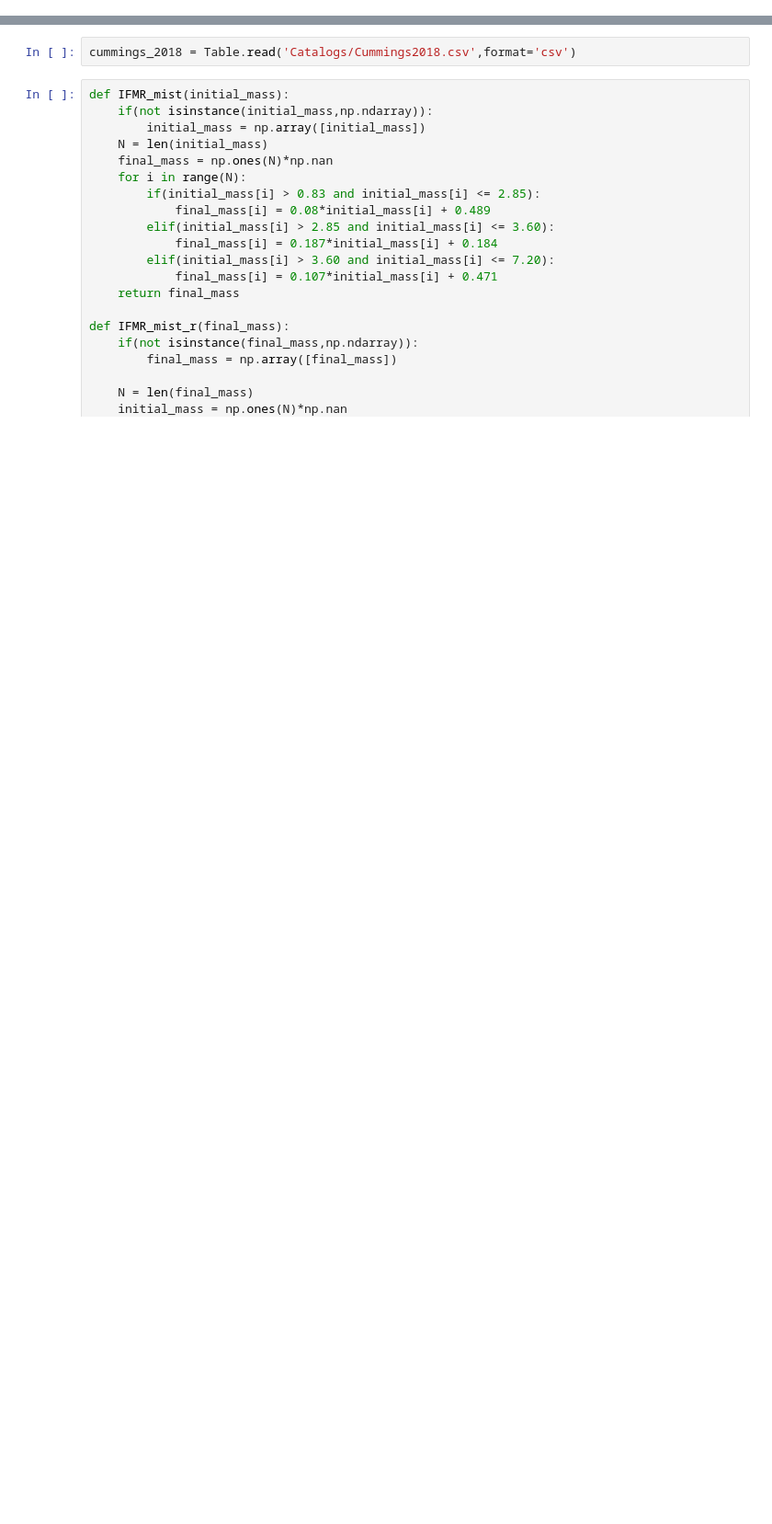
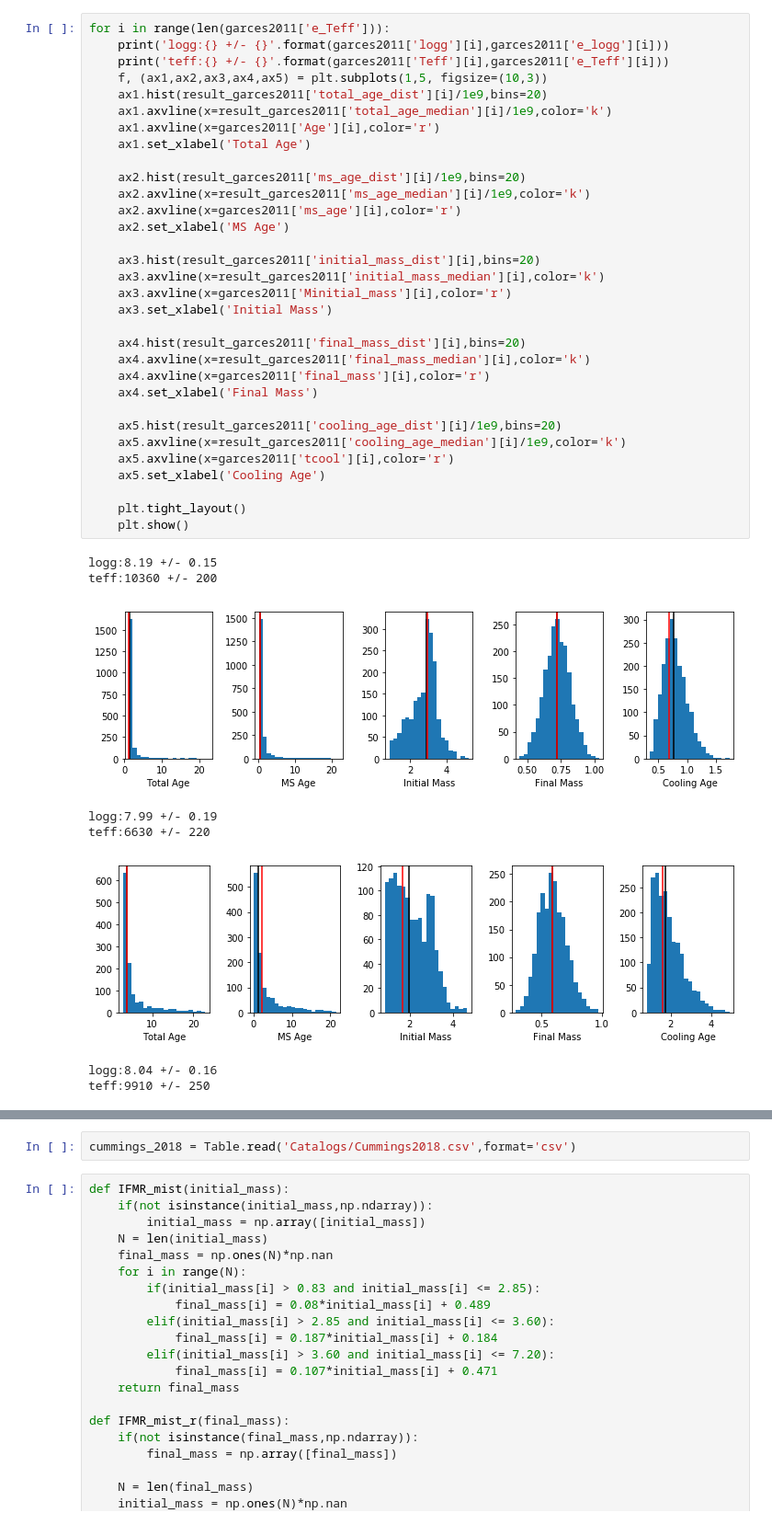
Before and after one commit to rkiman/wdwarfdate, a Jupyter notebook: Age_test.ipynb, the cells around one changed output, grey strips where cells are left out. Shown: that part at 92% size. Drawn from its saved outputs; the diff is of its cells as text; blank space fills up the shorter version.

```diff
--- a/Age_test.ipynb
+++ b/Age_test.ipynb
@@ -16,0 +73,41 @@ from wdwarfdate import calc_wd_age
+# %%
+for i in range(len(garces2011['e_Teff'])):
+    print('logg:{} +/- {}'.format(garces2011['logg'][i],garces2011['e_logg'][i]))
+    print('teff:{} +/- {}'.format(garces2011['Teff'][i],garces2011['e_Teff'][i]))
+    f, (ax1,ax2,ax3,ax4,ax5) = plt.subplots(1,5, figsize=(10,3))
+    ax1.hist(result_garces2011['total_age_dist'][i]/1e9,bins=20)
+    ax1.axvline(x=result_garces2011['total_age_median'][i]/1e9,color='k')
+    ax1.axvline(x=garces2011['Age'][i],color='r')
+    ax1.set_xlabel('Total Age')
+
+    ax2.hist(result_garces2011['ms_age_dist'][i]/1e9,bins=20)
+    ax2.axvline(x=result_garces2011['ms_age_median'][i]/1e9,color='k')
+    ax2.axvline(x=garces2011['ms_age'][i],color='r')
+    ax2.set_xlabel('MS Age')
+
+    ax3.hist(result_garces2011['initial_mass_dist'][i],bins=20)
+    ax3.axvline(x=result_garces2011['initial_mass_median'][i],color='k')
+    ax3.axvline(x=garces2011['Minitial_mass'][i],color='r')
+    ax3.set_xlabel('Initial Mass')
+
+    ax4.hist(result_garces2011['final_mass_dist'][i],bins=20)
+    ax4.axvline(x=result_garces2011['final_mass_median'][i],color='k')
+    ax4.axvline(x=garces2011['final_mass'][i],color='r')
+    ax4.set_xlabel('Final Mass')
+
+    ax5.hist(result_garces2011['cooling_age_dist'][i]/1e9,bins=20)
+    ax5.axvline(x=result_garces2011['cooling_age_median'][i]/1e9,color='k')
+    ax5.axvline(x=garces2011['tcool'][i],color='r')
+    ax5.set_xlabel('Cooling Age')
+
+    plt.tight_layout()
+    plt.show()
+# %% [output]
+logg:8.19 +/- 0.15
+teff:10360 +/- 200
+[figure, added]
+logg:7.99 +/- 0.19
+teff:6630 +/- 220
+[figure, added]
+logg:8.04 +/- 0.16
+teff:9910 +/- 250
```
Also changed, not shown: parts of 21 cells of this notebook, 3 other files.
